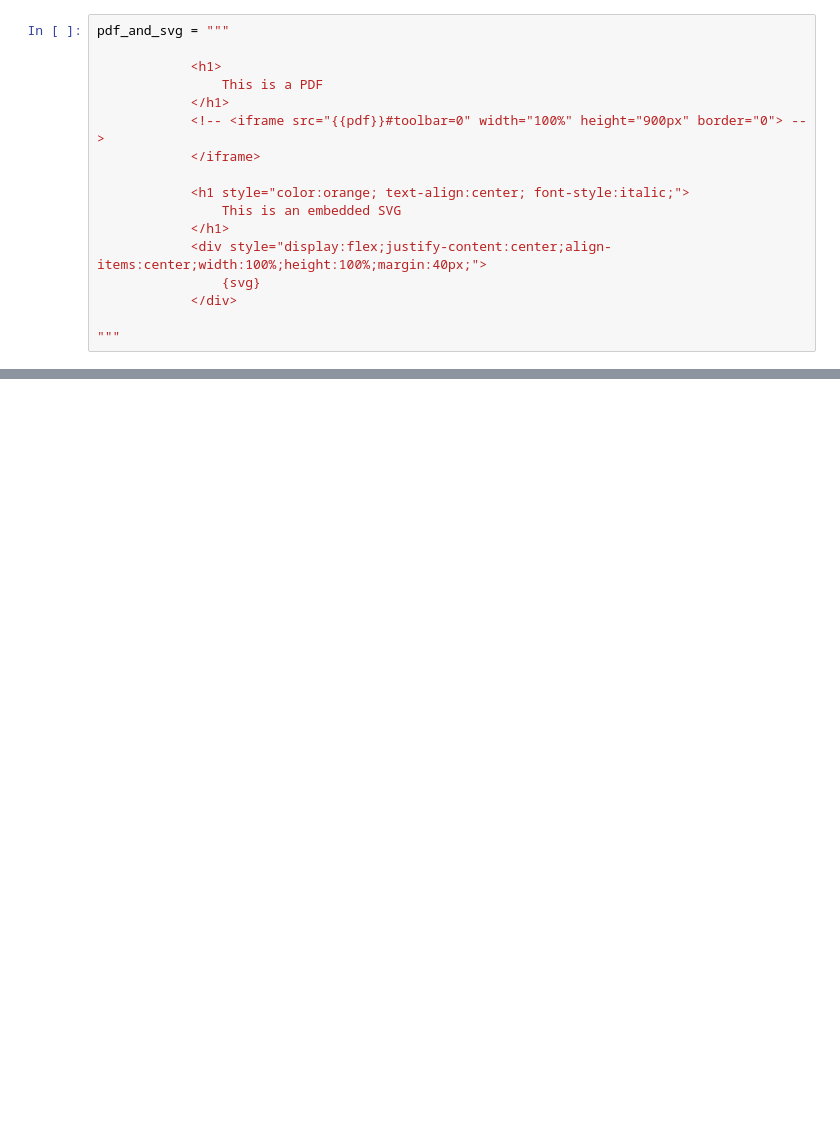
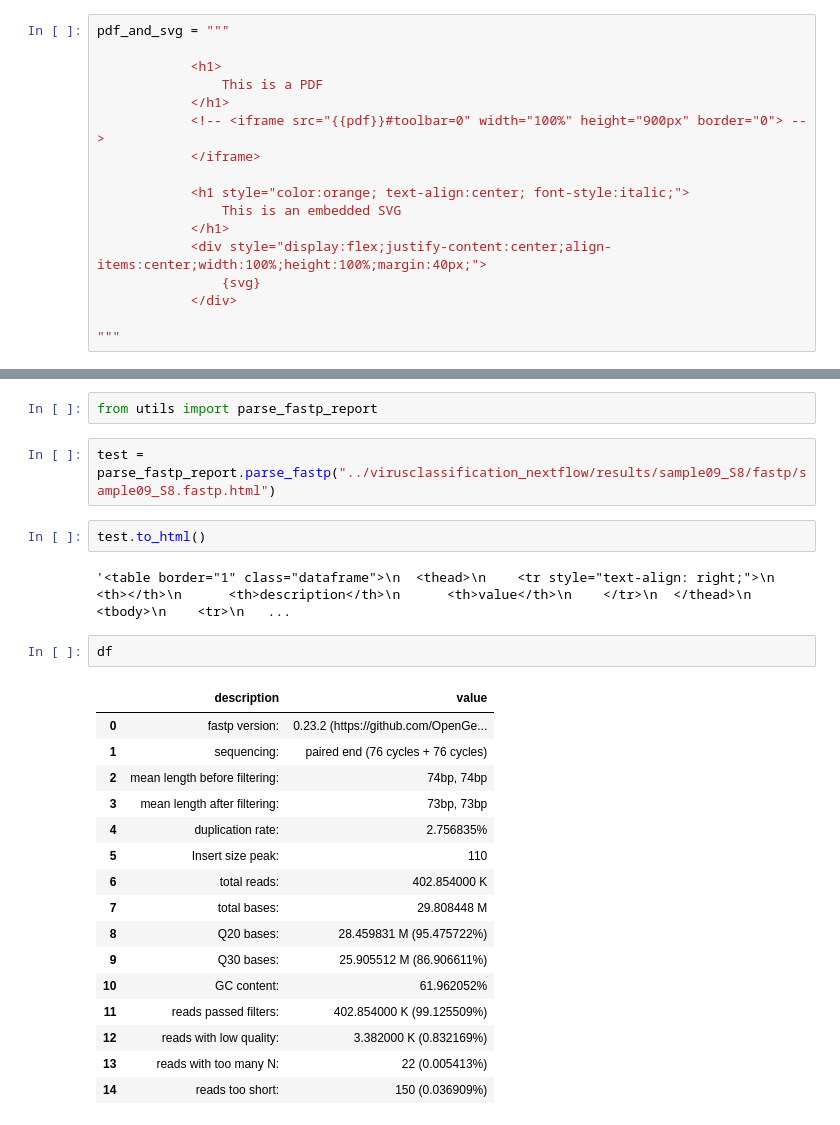
Before and after one commit to willros/virsHanter-html-report, a Jupyter notebook: html-report.ipynb, the cells around one changed output, grey strips where cells are left out. Saved outputs shown, nothing was run; the diff lists cells and outputs as text; blank space fills up the shorter version.

Commit message:
parse fastp report

```diff
--- a/html-report.ipynb
+++ b/html-report.ipynb
@@ -434,0 +465,27 @@ sample_folder = Path("../virusclassification_nextflow/results/")
+# %%
+from utils import parse_fastp_report
+# %%
+test = parse_fastp_report.parse_fastp("../virusclassification_nextflow/results/sample09_S8/fastp/sample09_S8.fastp.html")
+# %%
+test.to_html()
+# %% [output]
+'<table border="1" class="dataframe">\n  <thead>\n    <tr style="text-align: right;">\n      <th></th>\n      <th>description</th>\n      <th>value</th>\n    </tr>\n  </thead>\n  <tbody>\n    <tr>\n   ...
+# %%
+df
+# %% [output]
+|  | description | value |
+| 0 | fastp version: | 0.23.2 (https://github.com/OpenGe... |
+| 1 | sequencing: | paired end (76 cycles + 76 cycles) |
+| 2 | mean length before filtering: | 74bp, 74bp |
+| 3 | mean length after filtering: | 73bp, 73bp |
+| 4 | duplication rate: | 2.756835% |
+| 5 | Insert size peak: | 110 |
+| 6 | total reads: | 402.854000 K |
+| 7 | total bases: | 29.808448 M |
+| 8 | Q20 bases: | 28.459831 M (95.475722%) |
+| 9 | Q30 bases: | 25.905512 M (86.906611%) |
+| 10 | GC content: | 61.962052% |
+| 11 | reads passed filters: | 402.854000 K (99.125509%) |
+| 12 | reads with low quality: | 3.382000 K (0.832169%) |
+| 13 | reads with too many N: | 22 (0.005413%) |
+| 14 | reads too short: | 150 (0.036909%) |
```
Also changed, not shown: parts of 2 cells of this notebook, 11 other files.
